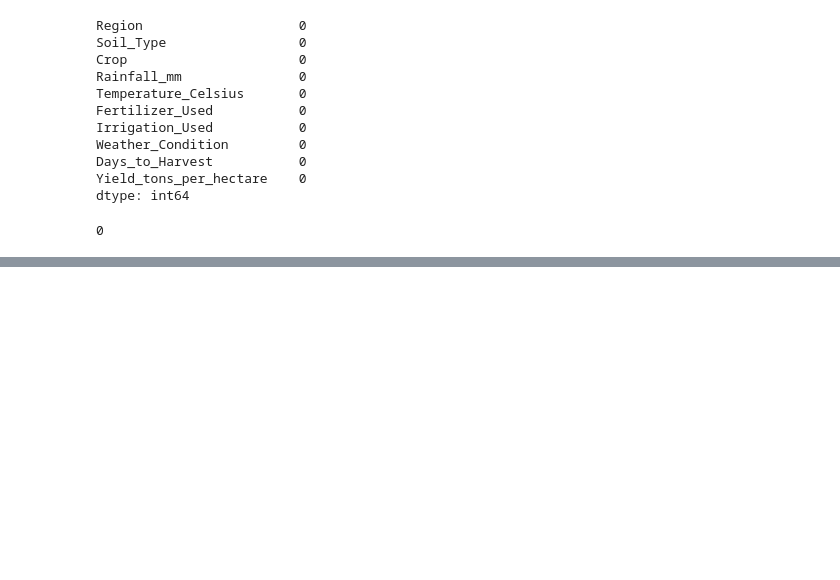
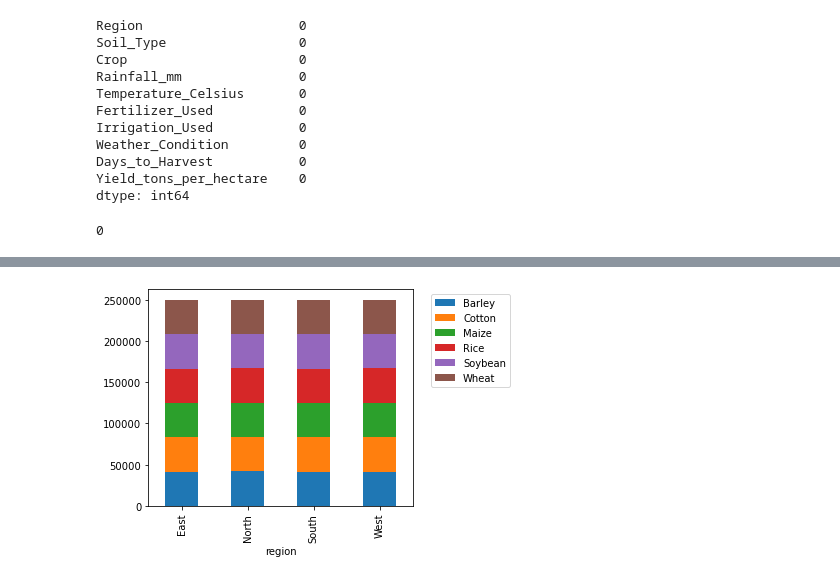
Before and after one commit to Masinde10/Crop-Yield, a Jupyter notebook: crop_yield.ipynb, the cells around one changed output, grey strips where cells are left out. Cells and saved outputs as stored; diff of their text form; code cells hidden in the pictures; blank space fills up the shorter version.

```diff
--- a/crop_yield.ipynb
+++ b/crop_yield.ipynb
@@ -102,0 +155,9 @@ df.head()
+# %%
+# Represent the relationship between region and crop type using a stacked bar chart
+ct= pd.crosstab(df['region'], df['crop'])
+ct.plot(kind='bar', stacked=True)
+plt.legend(bbox_to_anchor=(1.05, 1), loc='upper left')
+plt.tight_layout()
+plt.show()
+# %% [output]
+[figure, added]
```
Also changed, not shown: parts of 19 cells of this notebook.
